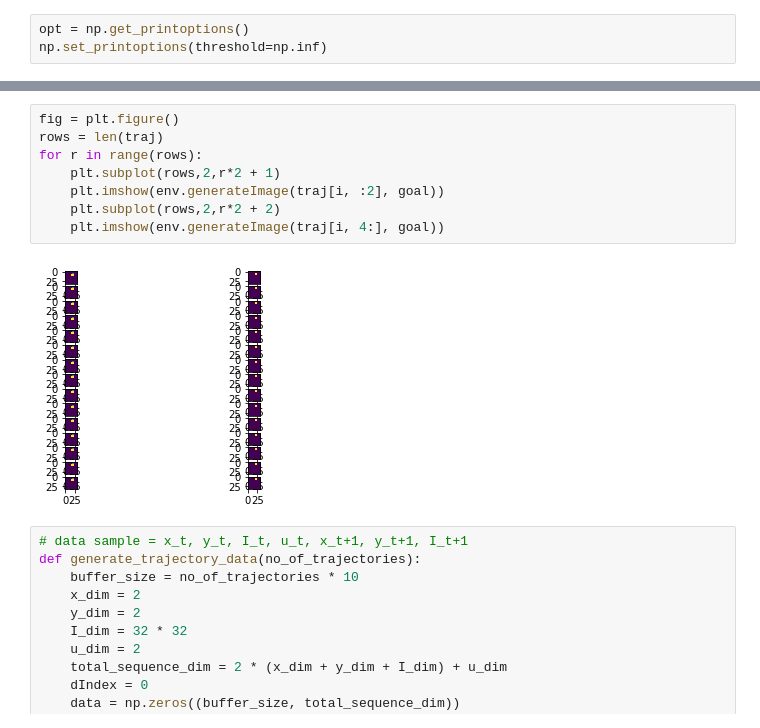
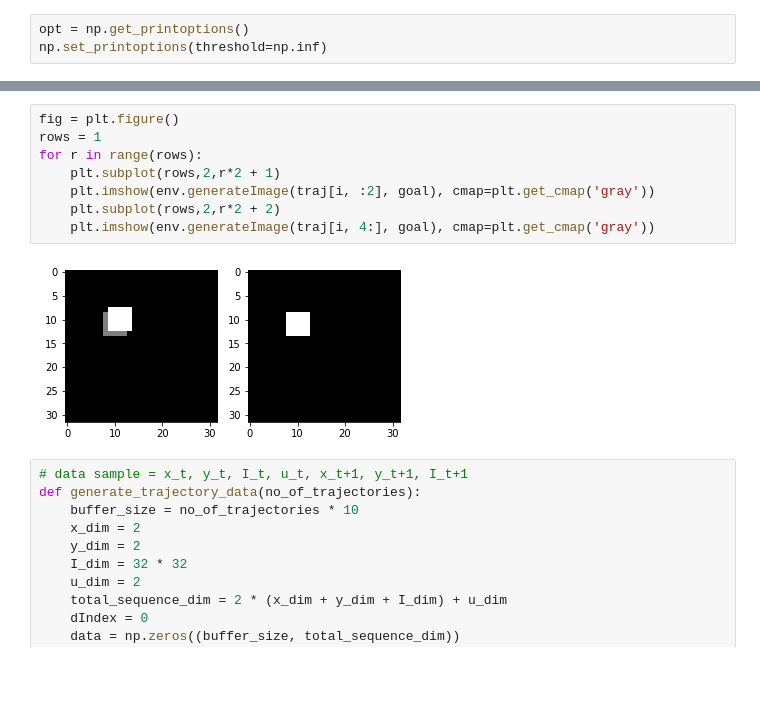
Before and after one commit to PradeepKadubandi/DemoPlanner, a Jupyter notebook: datagen/discrete-env-generation.ipynb, the cells around one changed output, grey strips where cells are left out. Drawn from its saved outputs; the diff is of its cells as text; blank space fills up the shorter version.

Commit message:
Minor changes to show generated data differently.

```diff
--- a/datagen/discrete-env-generation.ipynb
+++ b/datagen/discrete-env-generation.ipynb
@@ -64,13 +57,13 @@ plt.show()
 # %%
 fig = plt.figure()
-rows = len(traj)
+rows = 1
 for r in range(rows):
     plt.subplot(rows,2,r*2 + 1)
-    plt.imshow(env.generateImage(traj[i, :2], goal))
+    plt.imshow(env.generateImage(traj[i, :2], goal), cmap=plt.get_cmap('gray'))
     plt.subplot(rows,2,r*2 + 2)
-    plt.imshow(env.generateImage(traj[i, 4:], goal))
+    plt.imshow(env.generateImage(traj[i, 4:], goal), cmap=plt.get_cmap('gray'))
 # %% [output]
-[figure, old version]
+[figure, new version]
 # %%
 # data sample = x_t, y_t, I_t, u_t, x_t+1, y_t+1, I_t+1
 def generate_trajectory_data(no_of_trajectories):
```
Also changed, not shown: parts of 2 cells of this notebook.
